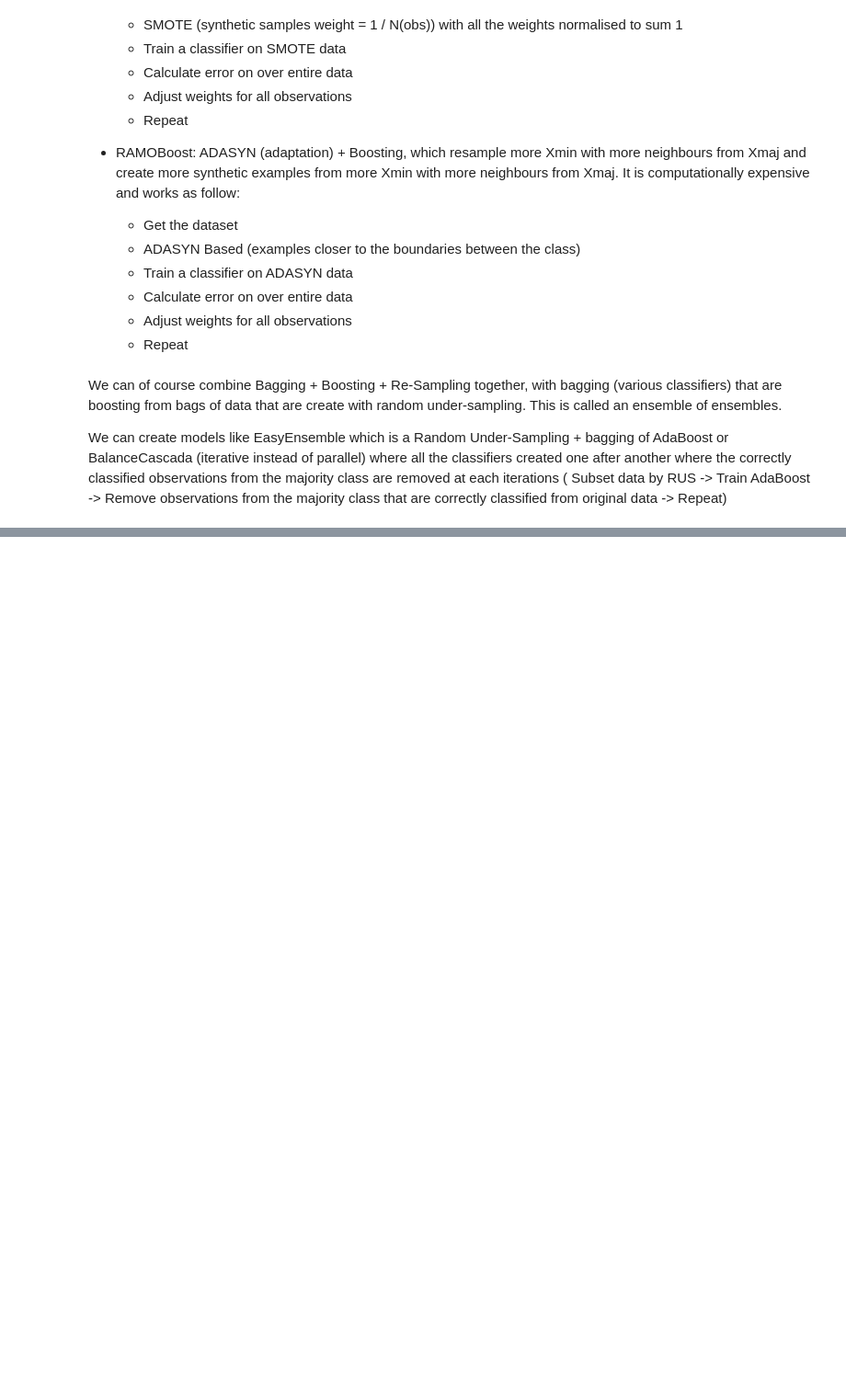
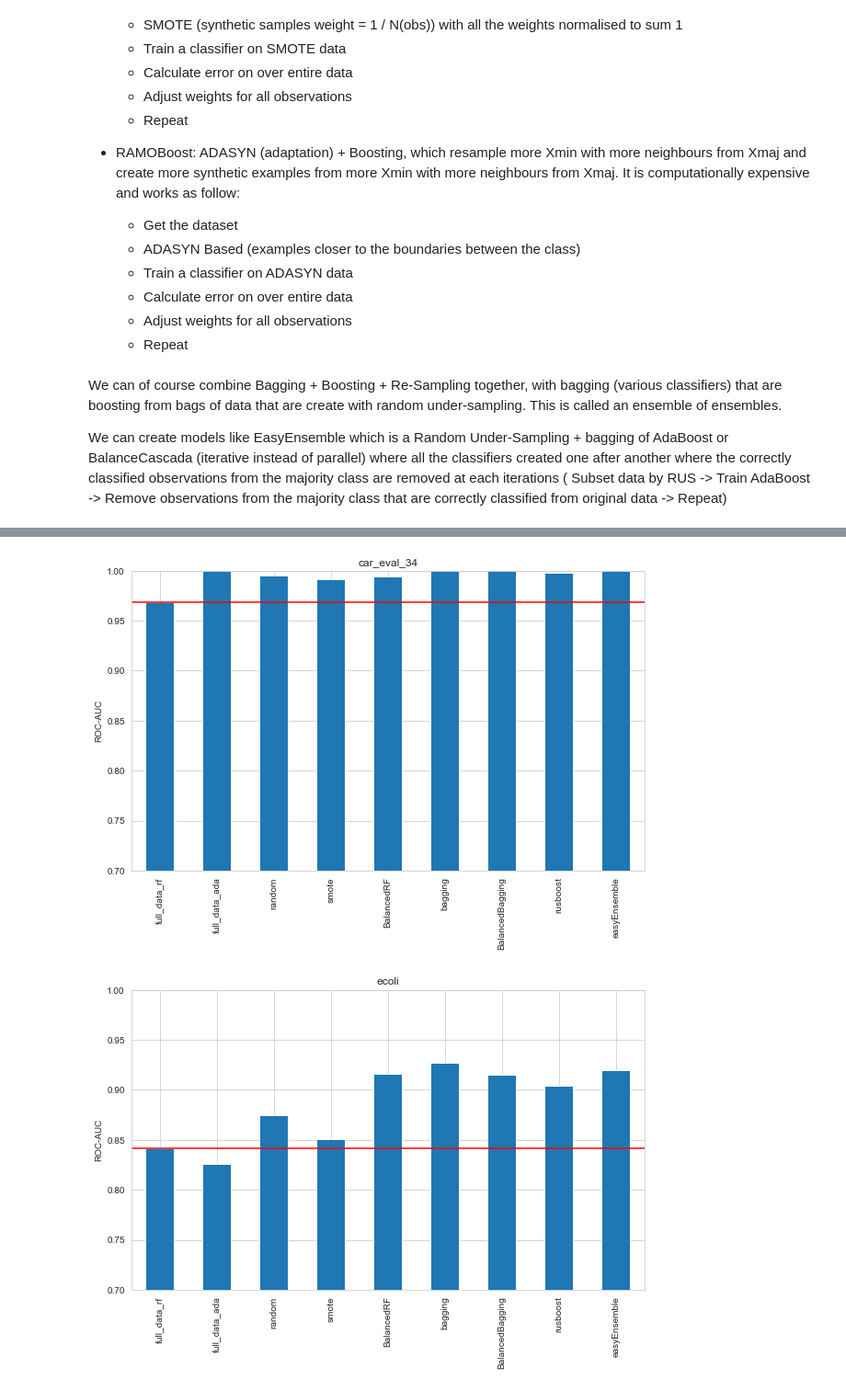
Before and after one commit to easypanda/deal-with-imbalance-data, a Jupyter notebook: Ensemble Methods.ipynb, the cells around one changed output, grey strips where cells are left out. Shown at 92% size. Drawn from its saved outputs; the diff is of its cells as text; code cells hidden in the pictures; blank space fills up the shorter version.

```diff
--- a/Ensemble Methods.ipynb
+++ b/Ensemble Methods.ipynb
@@ -61,0 +322,12 @@ We can create models like EasyEnsemble which is a Random Under-Sampling + baggin
+# %%
+for dataset in datasets:
+    plt.figure(figsize=(10,6))
+    pd.Series(results_dic[dataset]).plot.bar()
+    plt.ylim(0.7,1)
+    plt.title(dataset)
+    plt.ylabel("ROC-AUC")
+    plt.axhline(results_dic[dataset]["full_data_rf"],color="r")
+    plt.show()
+# %% [output]
+[figure, added]
+[figure, added]
```
Also changed, not shown: parts of 12 cells of this notebook.
